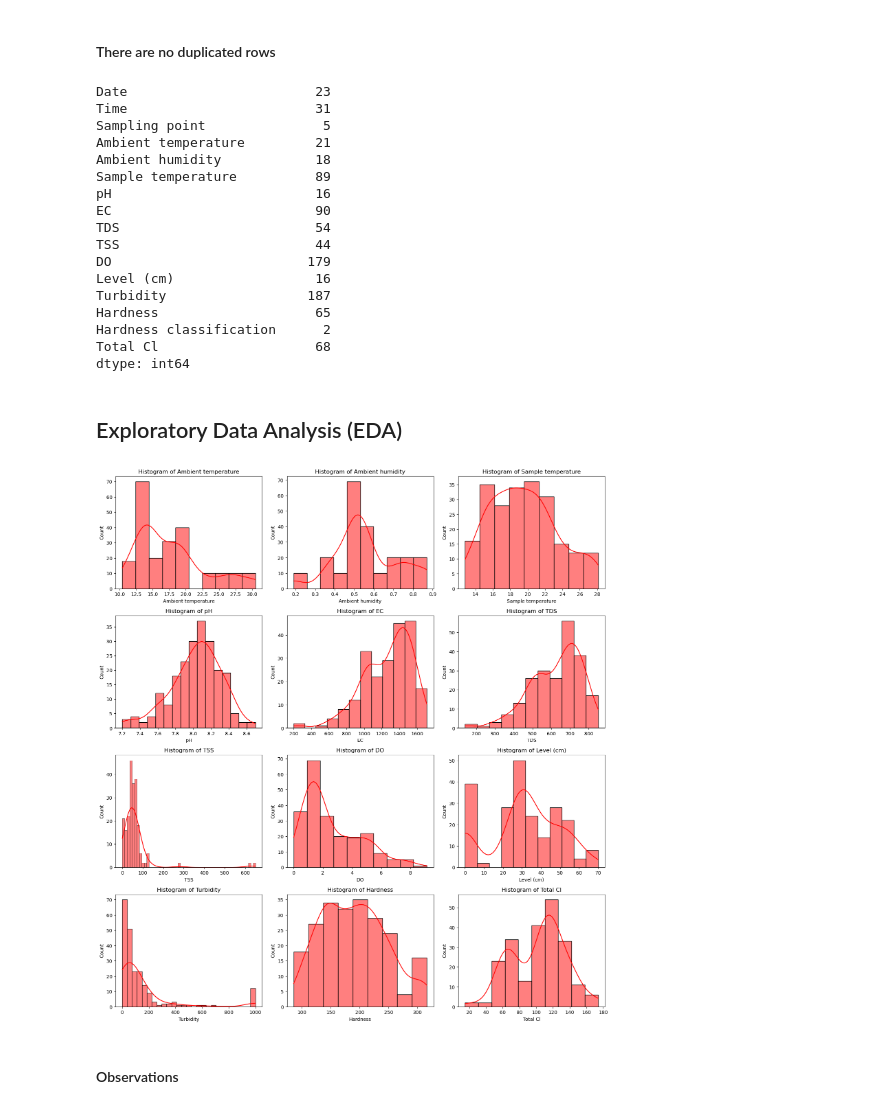
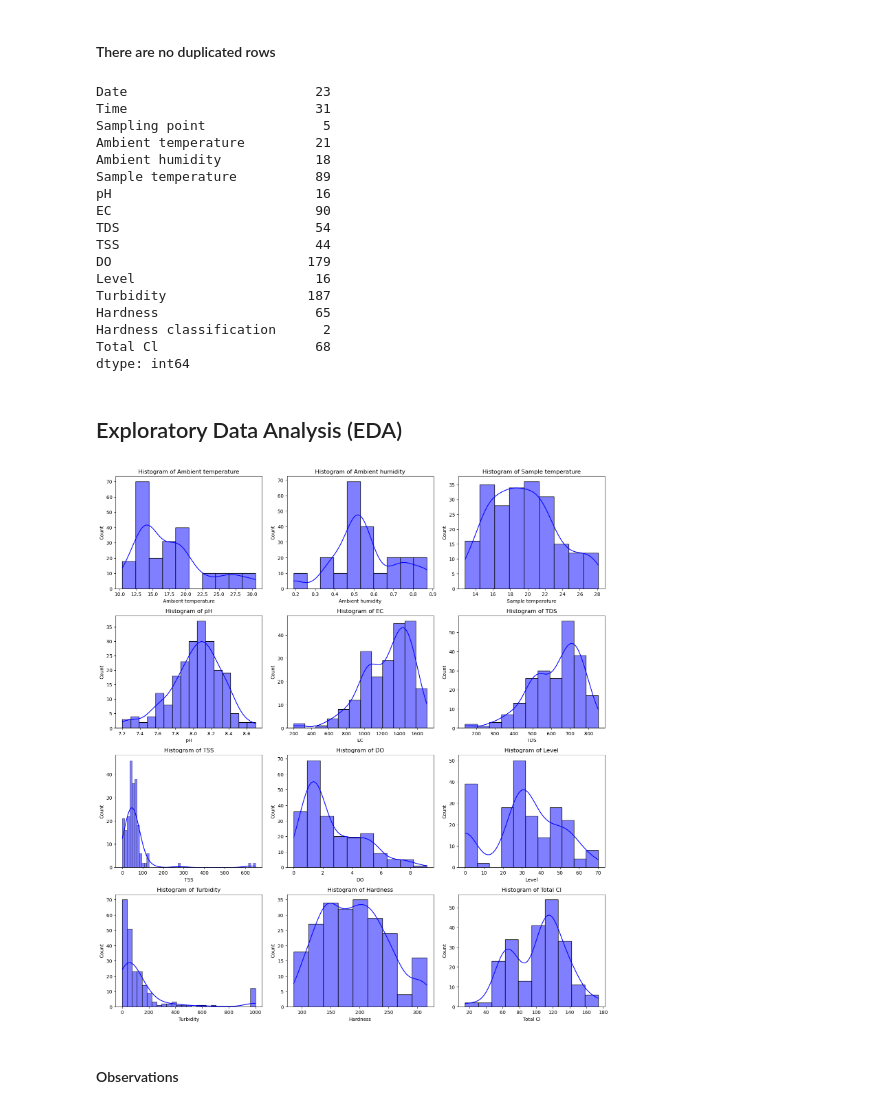
Before and after one commit to sarahgracemahlangu/ExploreAI-Python-Group-Project, a Jupyter notebook: python_group_project.ipynb, the cells around one changed output. Cells and saved outputs as stored; diff of their text form; code cells hidden in the pictures.

```diff
--- a/python_group_project.ipynb
+++ b/python_group_project.ipynb
@@ -72,7 +72,7 @@ df = df.rename(columns={'Date (DD/MM/YYYY)': 'Date',
                         'TDS\n(mg/L)': 'TDS',
                         'TSS\n(mL sed/L)': 'TSS',
                         'DO\n(mg/L)': 'DO',
-                        'Level\n(cm)': 'Level',
+                        'Level (cm)': 'Level',
                         'Turbidity (NTU)': 'Turbidity',
                         'Hardness\n(mg CaCO3/L)': 'Hardness',
                         'Total Cl-\n(mg Cl-/L)': 'Total Cl'})
@@ -107,7 +107,7 @@ dtype: int64
 df['TSS'] = df['TSS'].fillna(df['TSS'].mean())
 
 # Fill missing Level values with 0
-df['Level (cm)'] = df['Level (cm)'].fillna(0)
+df['Level'] = df['Level'].fillna(0)
 
 # Fill missing Turbidity (NTU) with the mean Turbidity
 df['Turbidity'] = df['Turbidity'].fillna(df['Turbidity'].mean())
@@ -145,7 +145,7 @@ EC                          90
 TDS                         54
 TSS                         44
 DO                         179
-Level (cm)                  16
+Level                       16
 Turbidity                  187
 Hardness                    65
 Hardness classification      2
@@ -168,15 +168,15 @@ cat_cols = df.select_dtypes(include = ['object']).columns
 # %%
 # Histograms for numerical columns
 
 plt.figure(figsize = (15, 20))
 for i, col in enumerate(num_cols):
     plt.subplot(len(num_cols) // 3 + 1, 3, i + 1)
-    sns.histplot(df[col], kde = True, color = 'red')
+    sns.histplot(df[col], kde = True, color = 'blue')
     plt.title(f'Histogram of {col}')
 plt.tight_layout()
 plt.show()
 # %% [output]
-[figure, old version]
+[figure, new version]
 # %% [markdown]
 #### Observations
 # %%
```
Also changed, not shown: parts of 34 cells of this notebook.
